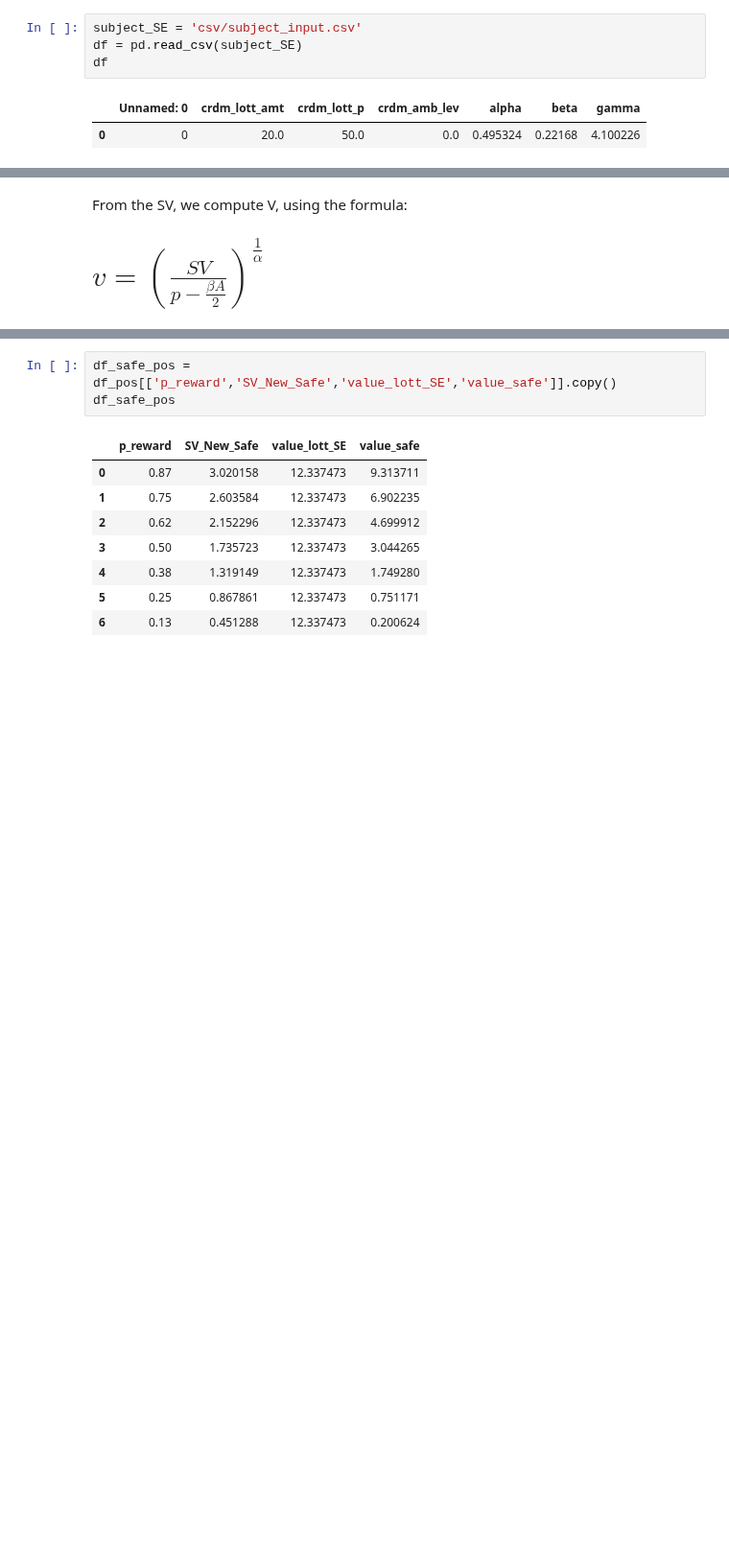
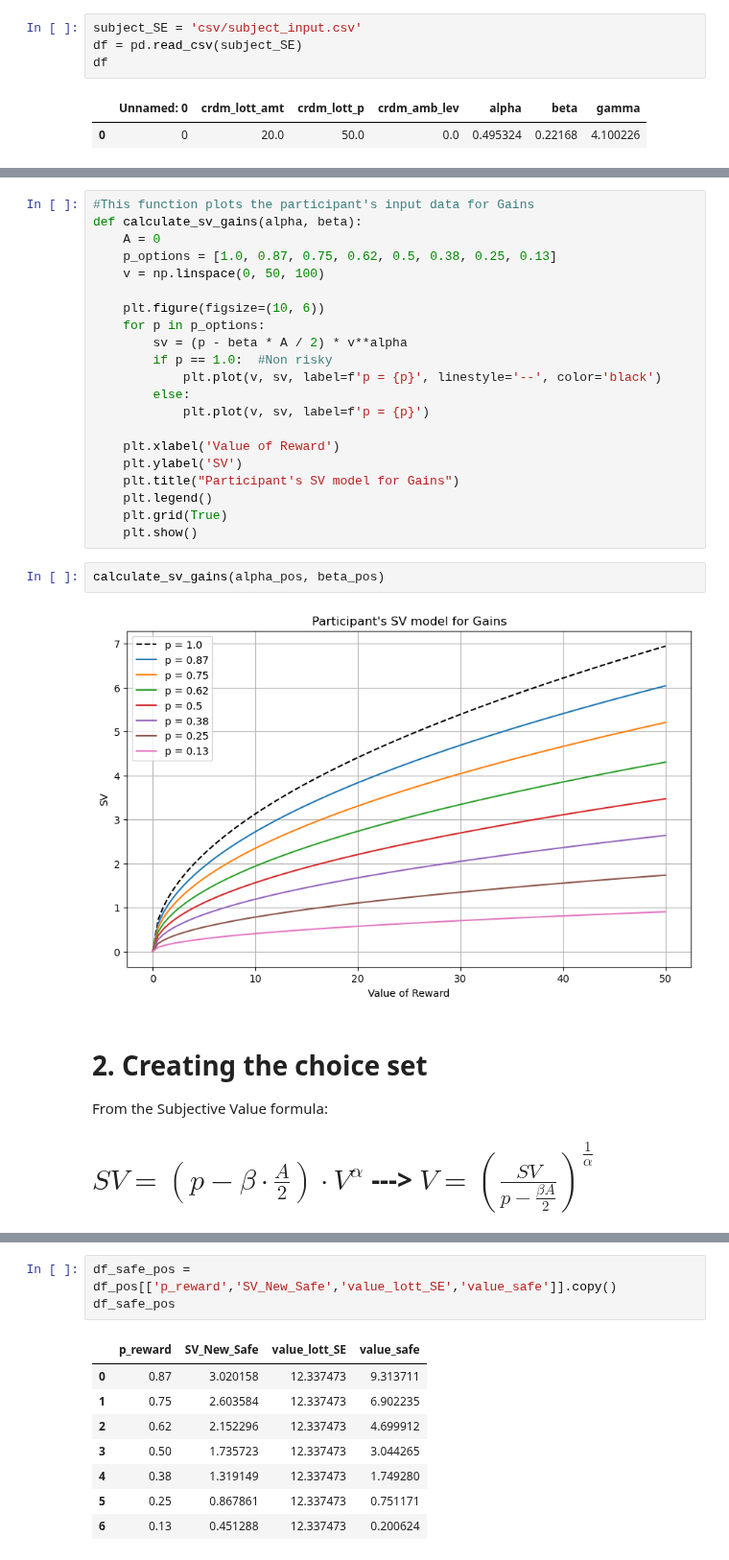
Before and after one commit to CDN-Lab/Adaptive_Choicesets, a Jupyter notebook: symmetrical_choice_set.ipynb, the cells around one changed output, grey strips where cells are left out. Shown at 96% size. Drawn from its saved outputs; the diff is of its cells as text; blank space fills up the shorter version.

Commit message:
Added figure with participant input

```diff
--- a/symmetrical_choice_set.ipynb
+++ b/symmetrical_choice_set.ipynb
@@ -115,5 +65,30 @@ The SV of the equivalence trial is 2.2193025822510184
+# %%
+#This function plots the participant's input data for Gains
+def calculate_sv_gains(alpha, beta):
+    A = 0
+    p_options = [1.0, 0.87, 0.75, 0.62, 0.5, 0.38, 0.25, 0.13]
+    v = np.linspace(0, 50, 100)
+
+    plt.figure(figsize=(10, 6))
+    for p in p_options:
+        sv = (p - beta * A / 2) * v**alpha
+        if p == 1.0:  #Non risky
+            plt.plot(v, sv, label=f'p = {p}', linestyle='--', color='black')
+        else:
+            plt.plot(v, sv, label=f'p = {p}')
+
+    plt.xlabel('Value of Reward')
+    plt.ylabel('SV')
+    plt.title("Participant's SV model for Gains")
+    plt.legend()
+    plt.grid(True)
+    plt.show()
+# %%
+calculate_sv_gains(alpha_pos, beta_pos)
+# %% [output]
+[figure, added]
 # %% [markdown]
-From the SV, we compute V, using the formula:
-
-# $v = \left(\frac{SV}{p-\frac{\beta A}{2}}\right)^\frac{1}{\alpha}$
+# 2. Creating the choice set
+From the Subjective Value formula:
+# $SV = (p - \beta \cdot \frac{A}{2}) \cdot V^\alpha$ --->  $V = \left(\frac{SV}{p-\frac{\beta A}{2}}\right)^\frac{1}{\alpha}$
 # %% [markdown]
```
Also changed, not shown: parts of 20 cells of this notebook, 1 other file.
